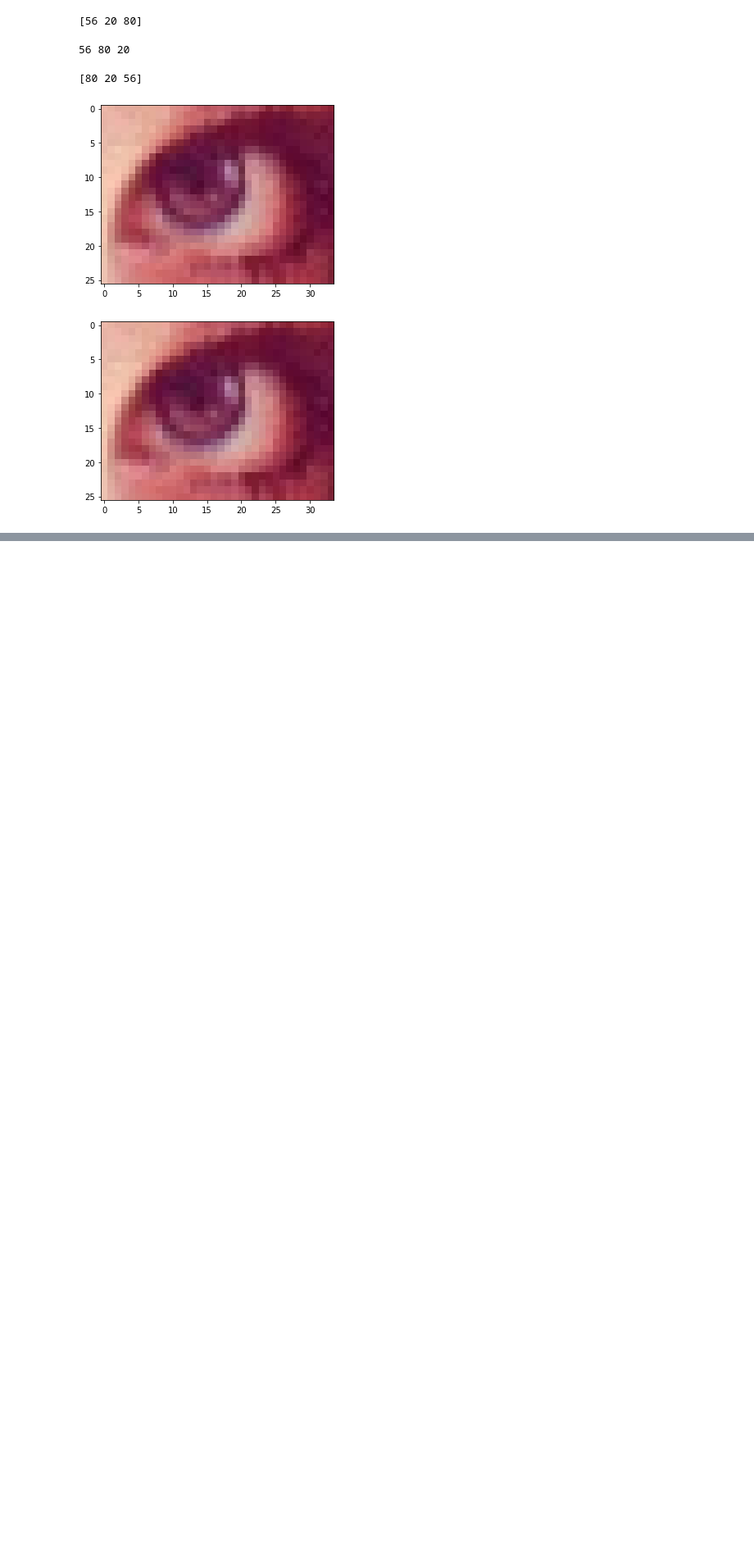
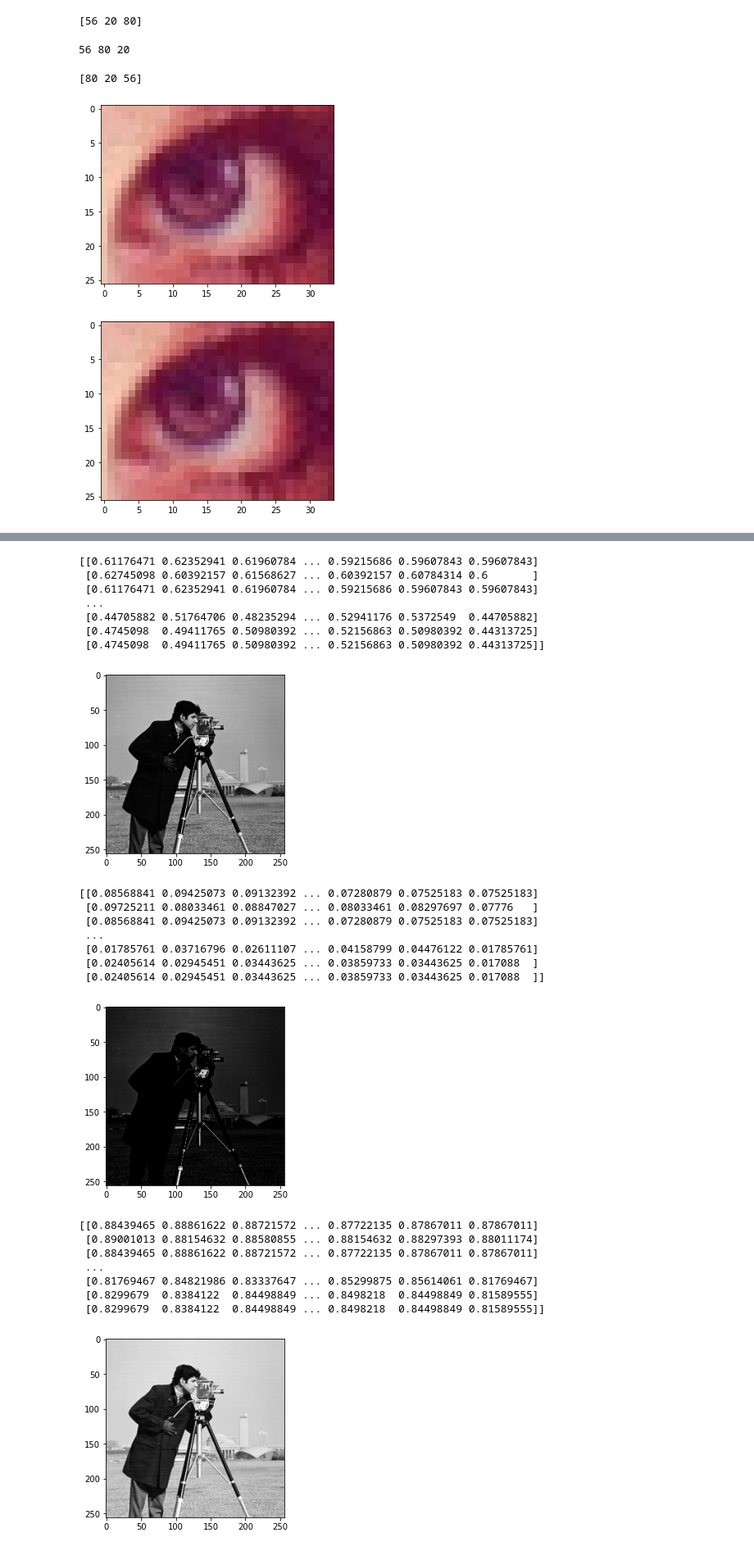
Before and after one commit to educarrascov/MIA_ArtificialVision, a Jupyter notebook: MIA_ArtificialVision_(Clase_2).ipynb, the cells around one changed output, grey strips where cells are left out. Shown at 82% size. Cells and saved outputs as stored; diff of their text form; code cells hidden in the pictures; blank space fills up the shorter version.

```diff
--- a/MIA_ArtificialVision_(Clase_2).ipynb
+++ b/MIA_ArtificialVision_(Clase_2).ipynb
@@ -171,0 +243,49 @@ plt.show()
+# %%
+#*******************
+# programa principal
+#*******************
+
+#lectura imagen
+img = cv2.imread('cameraman.png')
+gris = img[:,:,0]
+norm = gris / 255
+
+output = norm**5
+output2 = norm**(1/4)
+
+print(norm)
+plt.imshow(norm, cmap='gray')
+plt.show()
+
+print(output)
+plt.imshow(output, cmap='gray')
+plt.show()
+
+print(output2)
+plt.imshow(output2, cmap='gray')
+plt.show()
+# %% [output]
+[[0.61176471 0.62352941 0.61960784 ... 0.59215686 0.59607843 0.59607843]
+ [0.62745098 0.60392157 0.61568627 ... 0.60392157 0.60784314 0.6       ]
+ [0.61176471 0.62352941 0.61960784 ... 0.59215686 0.59607843 0.59607843]
+ ...
+ [0.44705882 0.51764706 0.48235294 ... 0.52941176 0.5372549  0.44705882]
+ [0.4745098  0.49411765 0.50980392 ... 0.52156863 0.50980392 0.44313725]
+ [0.4745098  0.49411765 0.50980392 ... 0.52156863 0.50980392 0.44313725]]
+[figure, added]
+[[0.08568841 0.09425073 0.09132392 ... 0.07280879 0.07525183 0.07525183]
+ [0.09725211 0.08033461 0.08847027 ... 0.08033461 0.08297697 0.07776   ]
+ [0.08568841 0.09425073 0.09132392 ... 0.07280879 0.07525183 0.07525183]
+ ...
+ [0.01785761 0.03716796 0.02611107 ... 0.04158799 0.04476122 0.01785761]
+ [0.02405614 0.02945451 0.03443625 ... 0.03859733 0.03443625 0.017088  ]
+ [0.02405614 0.02945451 0.03443625 ... 0.03859733 0.03443625 0.017088  ]]
+[figure, added]
+[[0.88439465 0.88861622 0.88721572 ... 0.87722135 0.87867011 0.87867011]
+ [0.89001013 0.88154632 0.88580855 ... 0.88154632 0.88297393 0.88011174]
+ [0.88439465 0.88861622 0.88721572 ... 0.87722135 0.87867011 0.87867011]
+ ...
+ [0.81769467 0.84821986 0.83337647 ... 0.85299875 0.85614061 0.81769467]
+ [0.8299679  0.8384122  0.84498849 ... 0.8498218  0.84498849 0.81589555]
+ [0.8299679  0.8384122  0.84498849 ... 0.8498218  0.84498849 0.81589555]]
+[figure, added]
```
Also changed, not shown: parts of 7 cells of this notebook.
